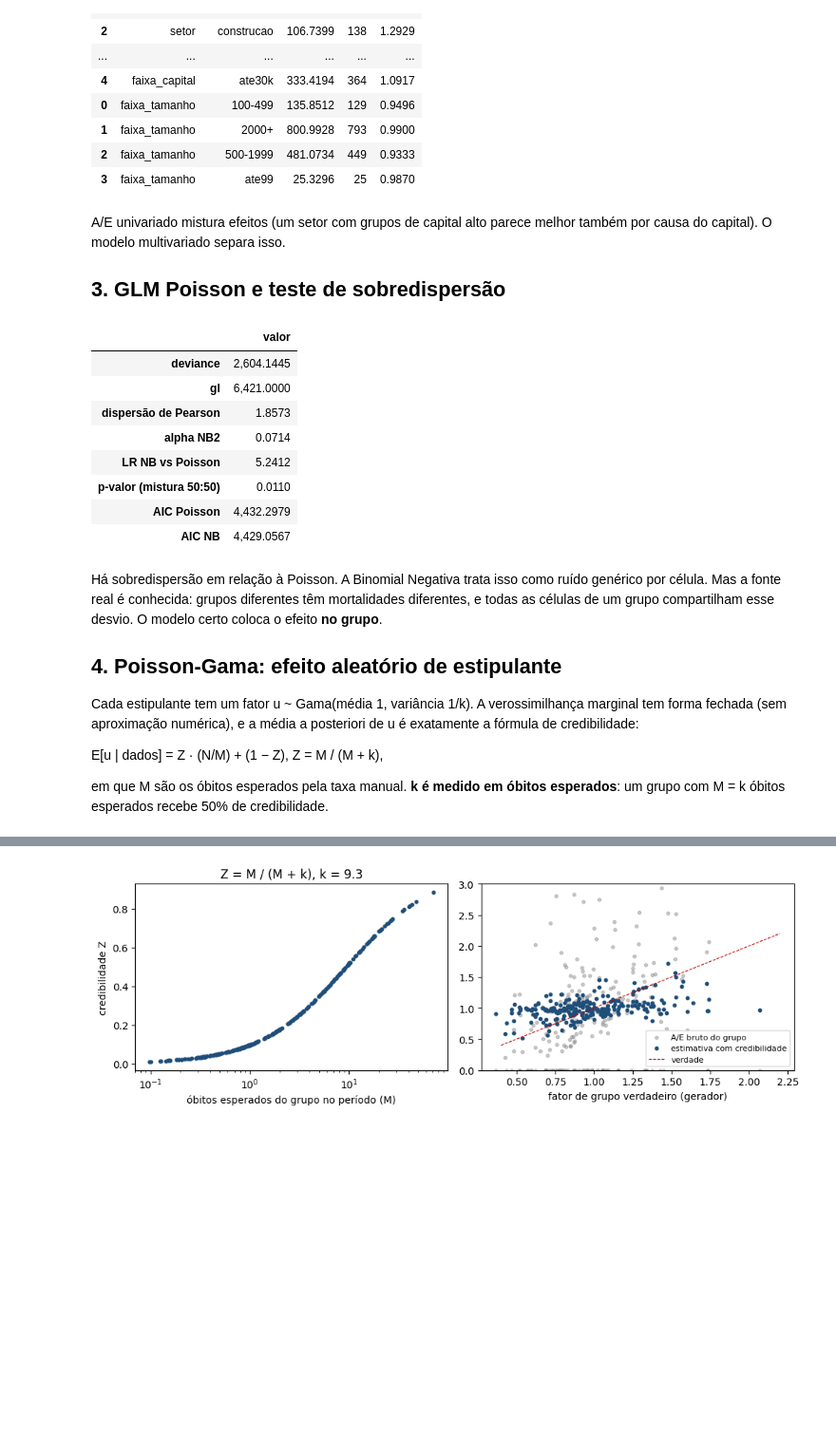
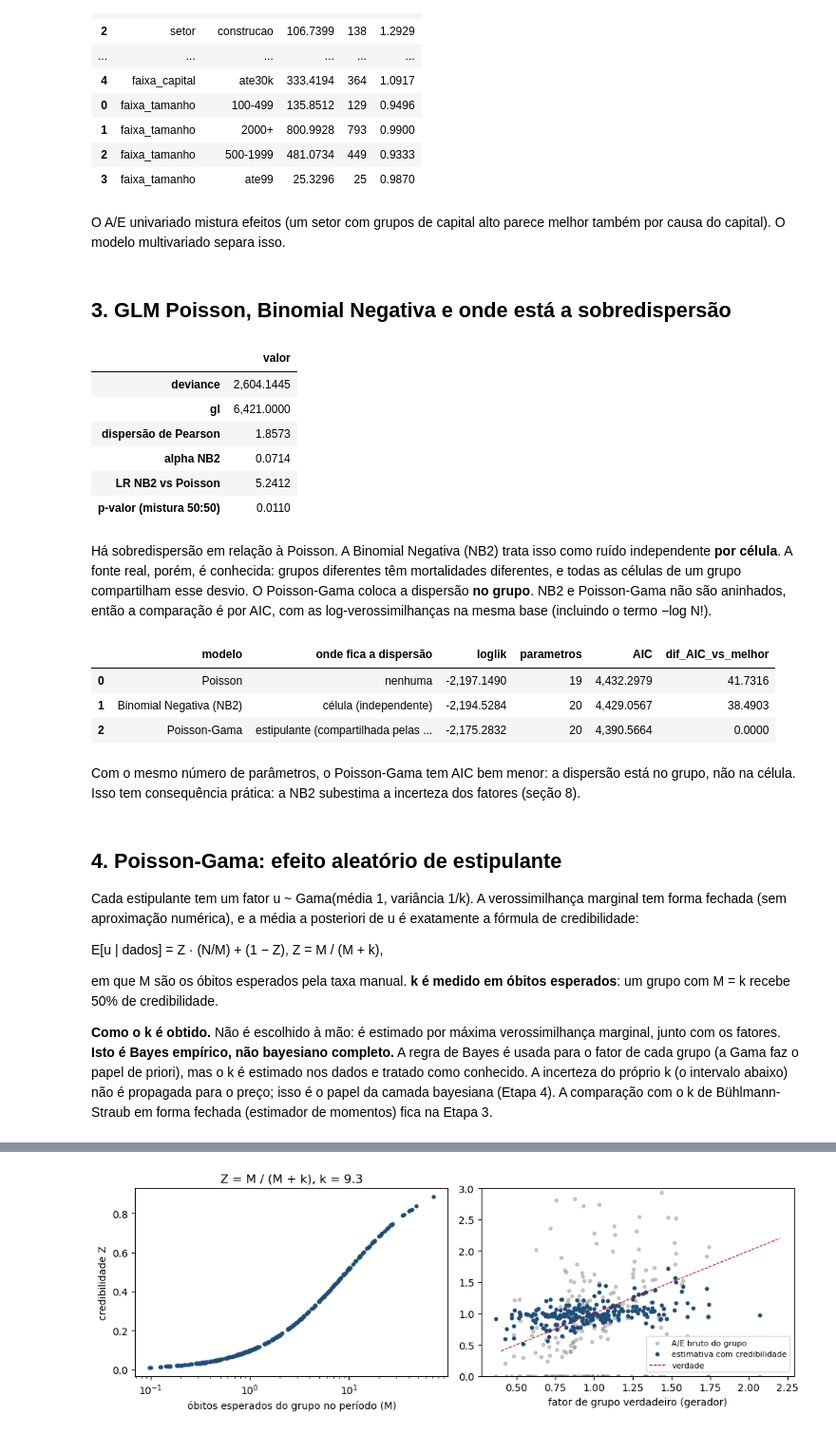
Before and after one commit to arthurpmotta02/vida-grupo-pricing, a Jupyter notebook: notebooks/02_taxa_manual.ipynb, the cells around one changed output, grey strips where cells are left out. Shown at 95% size. Drawn from its saved outputs; the diff is of its cells as text; code cells hidden in the pictures; blank space fills up the shorter version.

```diff
--- a/notebooks/02_taxa_manual.ipynb
+++ b/notebooks/02_taxa_manual.ipynb
@@ -29,20 +31,21 @@ import numpy as np, pandas as pd, matplotlib.pyplot as plt
 from vgpricing.config import carregar_config
 from vgpricing.tabua import obter_tabua
 from vgpricing import manual as M
+from vgpricing import verdade as V
 
 pd.set_option("display.float_format", lambda x: f"{x:,.4f}")
-cfg, cm = carregar_config("base", RAIZ), carregar_config("manual", RAIZ)
+cfg, cm, cs = carregar_config("base", RAIZ), carregar_config("manual", RAIZ), carregar_config("sintetico", RAIZ)
 with warnings.catch_warnings():
     warnings.filterwarnings("ignore", message=".*coluna lx.*")
     tabua = obter_tabua(cfg, RAIZ)
 assert not tabua.placeholder, "Tábua oficial não carregada"
 
-pasta = RAIZ / "data/synthetic/limpo"
-if not pasta.exists():
+pasta = RAIZ / "data/synthetic"
+if not (pasta / "limpo").exists():
     raise FileNotFoundError("Rode antes o notebook 01_dados (ele grava a base limpa em data/synthetic/limpo).")
-dados = {t: pd.read_parquet(pasta / f"{t}.parquet") for t in ("estipulantes", "vidas", "sinistros")}
-verdade = pd.read_parquet(RAIZ / "data/synthetic/verdade_estipulantes.parquet")
-cs = carregar_config("sintetico", RAIZ)
+dados = {t: pd.read_parquet(pasta / "limpo" / f"{t}.parquet") for t in ("estipulantes", "vidas", "sinistros")}
+verdade = pd.read_parquet(pasta / "verdade_estipulantes.parquet")        # só existe no sintético
+verdade_vidas = pd.read_parquet(pasta / "verdade_vidas.parquet")
 print(f"Tábua: {tabua.nome} | estipulantes: {len(dados['estipulantes'])} | segmentos de vida: {len(dados['vidas']):,}")
 # %% [output]
 Tábua: BR-EMSmt-2026 | estipulantes: 250 | segmentos de vida: 711,103
@@ -92,32 +95,42 @@ uni[["fator", "nivel", "E", "N", "A/E"]]
 | 2 | faixa_tamanho | 500-1999 | 481.0734 | 449 | 0.9333 |
 | 3 | faixa_tamanho | ate99 | 25.3296 | 25 | 0.9870 |
 # %% [markdown]
-A/E univariado mistura efeitos (um setor com grupos de capital alto parece melhor também por causa do
+O A/E univariado mistura efeitos (um setor com grupos de capital alto parece melhor também por causa do
 capital). O modelo multivariado separa isso.
-
-## 3. GLM Poisson e teste de sobredispersão
+# %% [markdown]
+## 3. GLM Poisson, Binomial Negativa e onde está a sobredispersão
 # %%
 glm = M.ajustar_glm(cel, F)
 nb = M.teste_binomial_negativa(cel, F, glm)
 pd.Series({"deviance": glm.extra["deviance"], "gl": glm.extra["gl"],
            "dispersão de Pearson": glm.extra["dispersao_pearson"],
-           "alpha NB2": nb["alpha_nb2"], "LR NB vs Poisson": nb["estatistica_lr"],
-           "p-valor (mistura 50:50)": nb["p_valor"], "AIC Poisson": nb["aic_poisson"], "AIC NB": nb["aic_nb"]}).to_frame("valor")
+           "alpha NB2": nb["alpha_nb2"], "LR NB2 vs Poisson": nb["estatistica_lr"],
+           "p-valor (mistura 50:50)": nb["p_valor"]}).to_frame("valor")
 # %% [output]
 |  | valor |
 | deviance | 2,604.1445 |
 | gl | 6,421.0000 |
 | dispersão de Pearson | 1.8573 |
 | alpha NB2 | 0.0714 |
-| LR NB vs Poisson | 5.2412 |
+| LR NB2 vs Poisson | 5.2412 |
 | p-valor (mistura 50:50) | 0.0110 |
-| AIC Poisson | 4,432.2979 |
-| AIC NB | 4,429.0567 |
+# %% [markdown]
+Há sobredispersão em relação à Poisson. A Binomial Negativa (NB2) trata isso como ruído independente
+**por célula**. A fonte real, porém, é conhecida: grupos diferentes têm mortalidades diferentes, e todas as
+células de um grupo compartilham esse desvio. O Poisson-Gama coloca a dispersão **no grupo**. NB2 e
+Poisson-Gama não são aninhados, então a comparação é por AIC, com as log-verossimilhanças na mesma base
+(incluindo o termo −log N!).
+# %%
+M.comparar_dispersao(cel, F)
+# %% [output]
+|  | modelo | onde fica a dispersão | loglik | parametros | AIC | dif_AIC_vs_melhor |
+| 0 | Poisson | nenhuma | -2,197.1490 | 19 | 4,432.2979 | 41.7316 |
+| 1 | Binomial Negativa (NB2) | célula (independente) | -2,194.5284 | 20 | 4,429.0567 | 38.4903 |
+| 2 | Poisson-Gama | estipulante (compartilhada pelas ... | -2,175.2832 | 20 | 4,390.5664 | 0.0000 |
+# %% [markdown]
+Com o mesmo número de parâmetros, o Poisson-Gama tem AIC bem menor: a dispersão está no grupo, não na
+célula. Isso tem consequência prática: a NB2 subestima a incerteza dos fatores (seção 8).
 # %% [markdown]
-Há sobredispersão em relação à Poisson. A Binomial Negativa trata isso como ruído genérico por
-célula. Mas a fonte real é conhecida: grupos diferentes têm mortalidades diferentes, e todas as
-células de um grupo compartilham esse desvio. O modelo certo coloca o efeito **no grupo**.
-
 ## 4. Poisson-Gama: efeito aleatório de estipulante
 
 Cada estipulante tem um fator u ~ Gama(média 1, variância 1/k). A verossimilhança marginal tem forma
@@ -125,8 +138,14 @@ fechada (sem aproximação numérica), e a média a posteriori de u é exatament
 
 E[u | dados] = Z · (N/M) + (1 − Z),   Z = M / (M + k),
 
-em que M são os óbitos esperados pela taxa manual. **k é medido em óbitos esperados**: um grupo com
-M = k óbitos esperados recebe 50% de credibilidade.
+em que M são os óbitos esperados pela taxa manual. **k é medido em óbitos esperados**: um grupo com M = k
+recebe 50% de credibilidade.
+
+**Como o k é obtido.** Não é escolhido à mão: é estimado por máxima verossimilhança marginal, junto com os
+fatores. **Isto é Bayes empírico, não bayesiano completo.** A regra de Bayes é usada para o fator de cada
+grupo (a Gama faz o papel de priori), mas o k é estimado nos dados e tratado como conhecido. A incerteza do
+próprio k (o intervalo abaixo) não é propagada para o preço; isso é o papel da camada bayesiana (Etapa 4).
+A comparação com o k de Bühlmann-Straub em forma fechada (estimador de momentos) fica na Etapa 3.
 # %%
 pg = M.ajustar_poisson_gama(cel, F, beta_inicial=glm.beta)
 k_verdade = 1 / (np.exp(cs["sigma_efeito_grupo"] ** 2) - 1)
```
Also changed, not shown: parts of 27 cells of this notebook, 15 other files.
